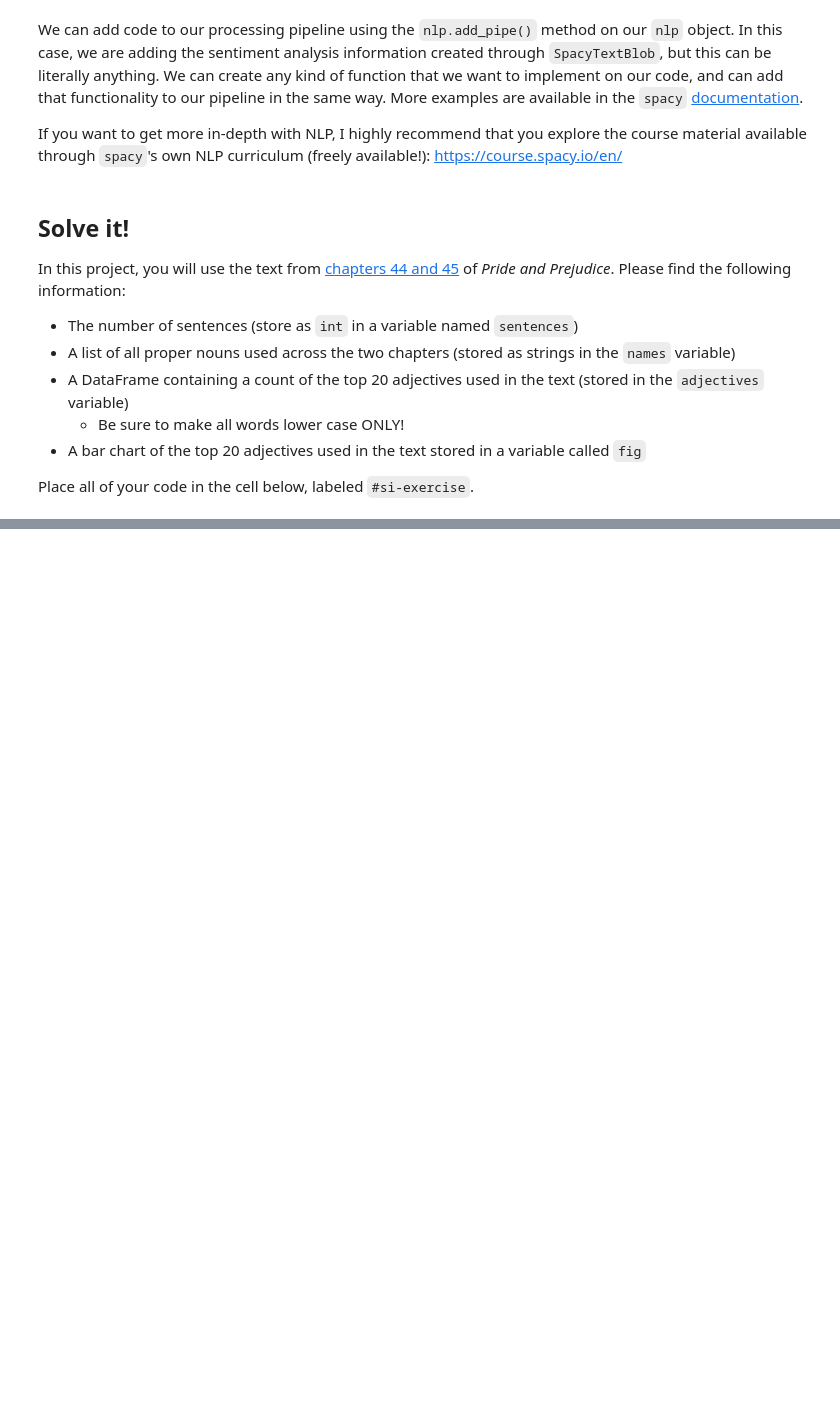
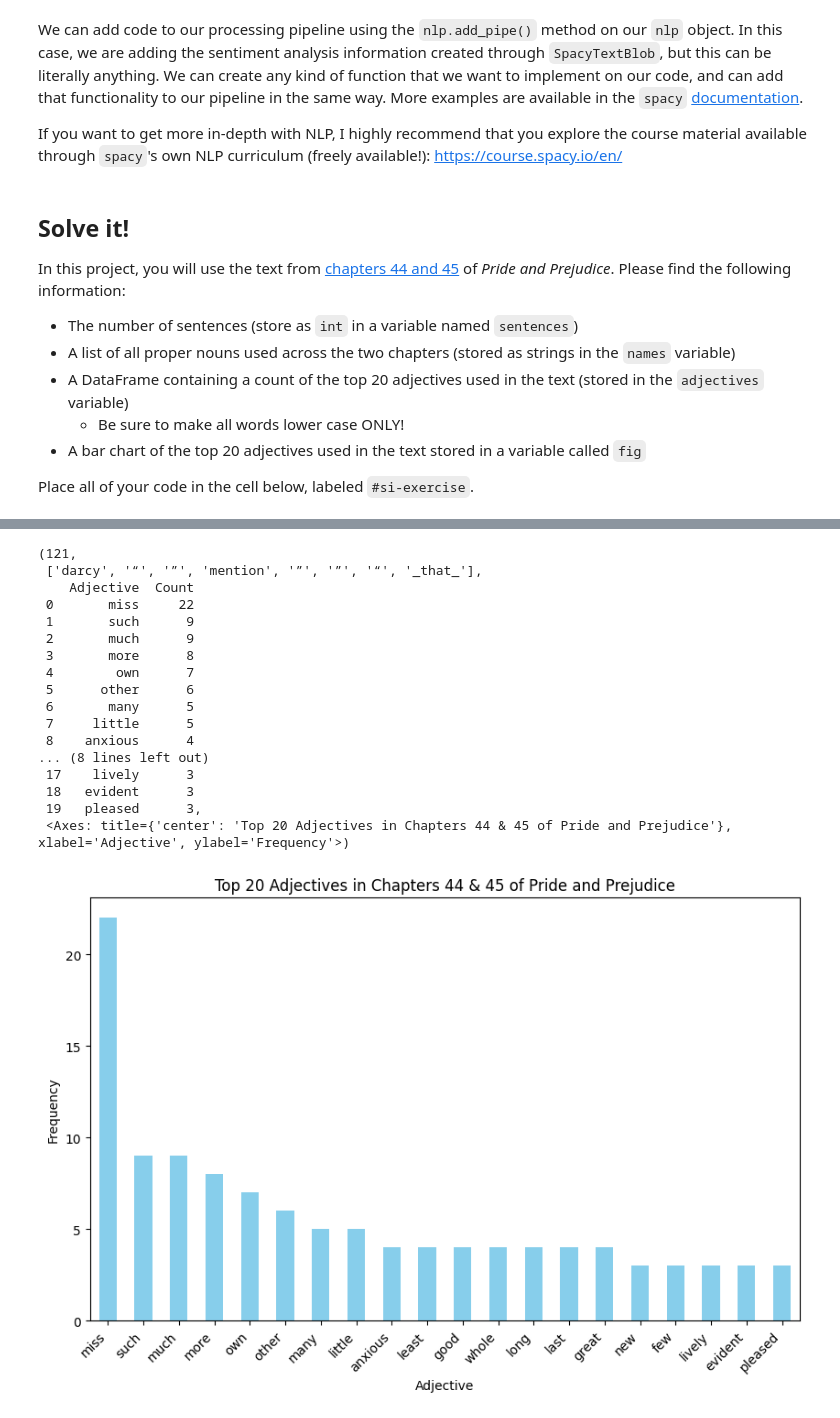
Before and after one commit to kelleespringer/econ8320-assignment-12, a Jupyter notebook: Lesson.ipynb, the cells around one changed output, grey strips where cells are left out. Cells and saved outputs as stored; diff of their text form; code cells hidden in the pictures; blank space fills up the shorter version.

```diff
--- a/Lesson.ipynb
+++ b/Lesson.ipynb
@@ -275,0 +198,49 @@ Top 20 Adjectives DataFrame:
+# %%
+#si-exercise
+
+import requests
+import nltk
+import pandas as pd
+from collections import Counter
+from nltk.tokenize import word_tokenize, sent_tokenize
+from nltk import pos_tag
+
+nltk.download('punkt_tab')
+nltk.download('averaged_perceptron_tagger_eng')
+
+url = "https://raw.githubusercontent.com/dustywhite7/Econ8320/refs/heads/master/AssignmentData/prideAndPrejudiceChapters.txt"
+response = requests.get(url)
+text = response.text
+
+
+text = text.lower()
+
+sentences = sent_tokenize(text)
+
+sentence_count = len(sentences)
+
+
+tokens = word_tokenize(text)
+tagged_tokens = pos_tag(tokens)
+
+
+proper_nouns = [word for word, tag in tagged_tokens if tag in ('NNP', 'NNPS')]
+
+adjectives = [word for word, tag in tagged_tokens if tag in ('JJ', 'JJR', 'JJS')]
+
+
+adjective_counts = Counter(adjectives)
+top_20_adjectives = adjective_counts.most_common(20)
+
+adjectives_df = pd.DataFrame(top_20_adjectives, columns=['Adjective', 'Count'])
+
+
+fig = adjectives_df.plot(kind='bar', x='Adjective', y='Count', legend=False, color='skyblue', figsize=(10, 6))
+fig.set_title('Top 20 Adjectives in Chapters 44 & 45 of Pride and Prejudice')
+fig.set_ylabel('Frequency')
+fig.set_xlabel('Adjective')
+fig.set_xticklabels(fig.get_xticklabels(), rotation=45, ha='right')
+
+
+sentence_count, proper_nouns, adjectives_df, fig
+# %% [output]
@@ -275,0 +252,18 @@ Top 20 Adjectives DataFrame:
+(121,
+ ['darcy', '“', '”', 'mention', '”', '”', '“', '_that_'],
+    Adjective  Count
+ 0       miss     22
+ 1       such      9
+ 2       much      9
+ 3       more      8
+ 4        own      7
+ 5      other      6
+ 6       many      5
+ 7     little      5
+ 8    anxious      4
+... (8 lines left out)
+ 17    lively      3
+ 18   evident      3
+ 19   pleased      3,
+ <Axes: title={'center': 'Top 20 Adjectives in Chapters 44 & 45 of Pride and Prejudice'}, xlabel='Adjective', ylabel='Frequency'>)
+[figure, added]
```
Also changed, not shown: parts of 6 cells of this notebook.
